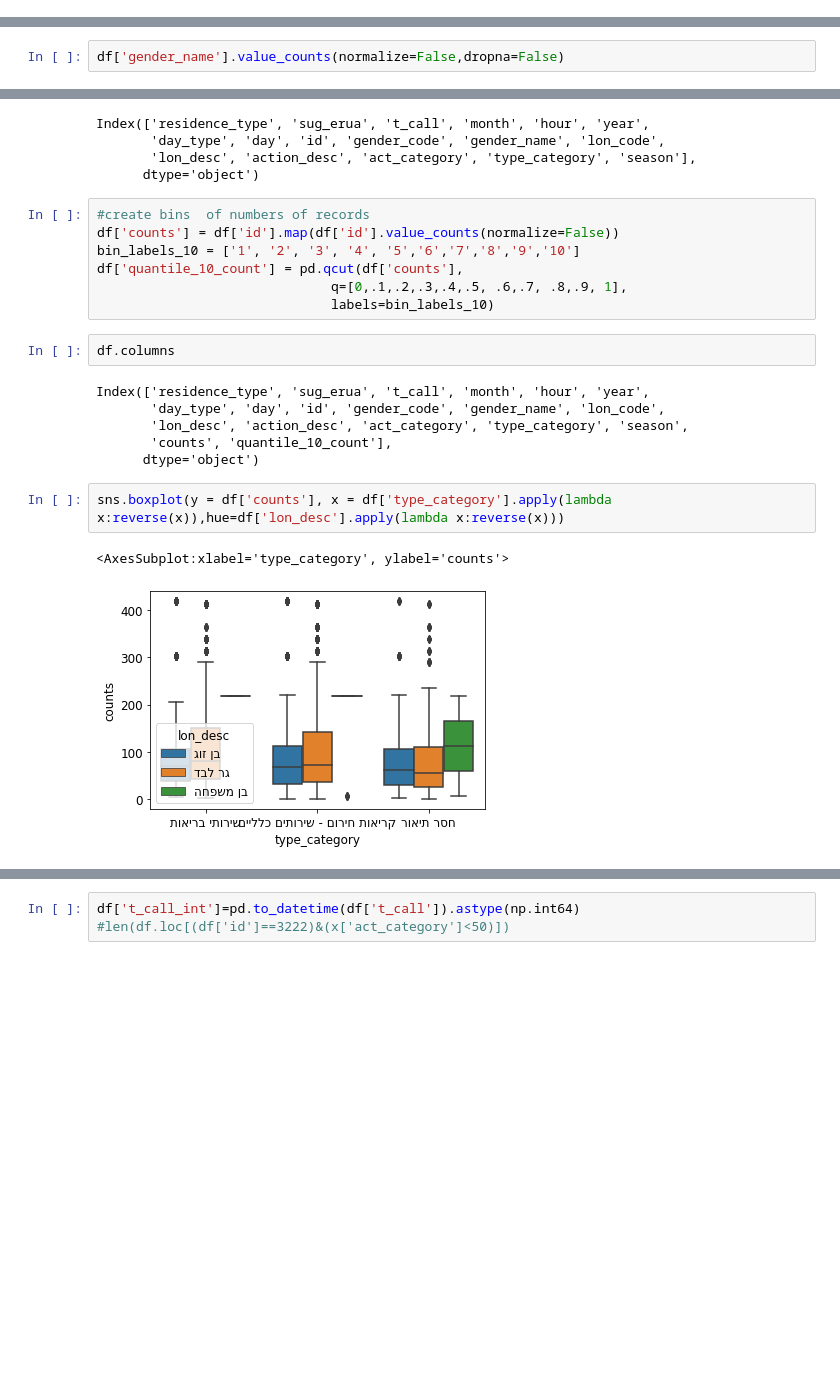
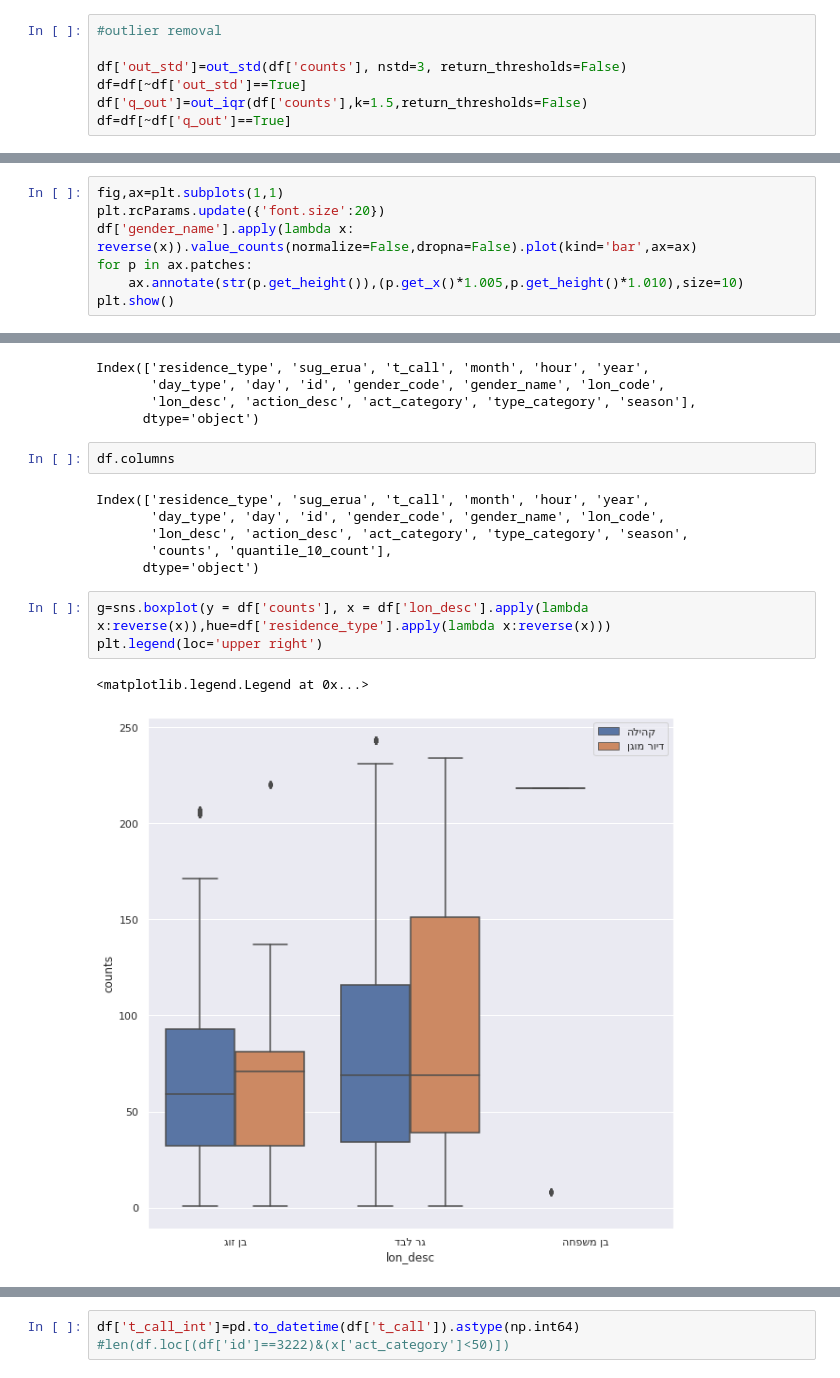
Before and after one commit to yarontal94/final_project, a Jupyter notebook: Untitled.ipynb, the cells around one changed output, grey strips where cells are left out. Cells and saved outputs as stored; diff of their text form; blank space fills up the shorter version.

Commit message:
outlier detection

```diff
--- a/Untitled.ipynb
+++ b/Untitled.ipynb
@@ -184,0 +240,7 @@ df.loc[df['action_desc'].isna(),'action_desc']='תשומת לב עבור ריק
+# %%
+#outlier removal
+
+df['out_std']=out_std(df['counts'], nstd=3, return_thresholds=False)
+df=df[~df['out_std']==True]
+df['q_out']=out_iqr(df['counts'],k=1.5,return_thresholds=False)
+df=df[~df['q_out']==True]
@@ -197,3 +263,8 @@ Name: residence_type, dtype: float64
 # %%
-df['gender_name'].value_counts(normalize=False,dropna=False)
+fig,ax=plt.subplots(1,1)
+plt.rcParams.update({'font.size':20})
+df['gender_name'].apply(lambda x: reverse(x)).value_counts(normalize=False,dropna=False).plot(kind='bar',ax=ax)
+for p in ax.patches:
+    ax.annotate(str(p.get_height()),(p.get_x()*1.005,p.get_height()*1.010),size=10)
+plt.show()
 # %% [output]
@@ -292,13 +383,6 @@ Index(['residence_type', 'sug_erua', 't_call', 'month', 'hour', 'year',
        'day_type', 'day', 'id', 'gender_code', 'gender_name', 'lon_code',
        'lon_desc', 'action_desc', 'act_category', 'type_category', 'season'],
       dtype='object')
-# %%
-#create bins  of numbers of records
-df['counts'] = df['id'].map(df['id'].value_counts(normalize=False))
-bin_labels_10 = ['1', '2', '3', '4', '5','6','7','8','9','10']
-df['quantile_10_count'] = pd.qcut(df['counts'],
-                              q=[0,.1,.2,.3,.4,.5, .6,.7, .8,.9, 1],
-                              labels=bin_labels_10)
 # %%
 df.columns
 # %% [output]
@@ -308,7 +392,8 @@ Index(['residence_type', 'sug_erua', 't_call', 'month', 'hour', 'year',
        'counts', 'quantile_10_count'],
       dtype='object')
 # %%
-sns.boxplot(y = df['counts'], x = df['type_category'].apply(lambda x:reverse(x)),hue=df['lon_desc'].apply(lambda x:reverse(x)))
+g=sns.boxplot(y = df['counts'], x = df['lon_desc'].apply(lambda x:reverse(x)),hue=df['residence_type'].apply(lambda x:reverse(x)))
+plt.legend(loc='upper right')
 # %% [output]
-<AxesSubplot:xlabel='type_category', ylabel='counts'>
+<matplotlib.legend.Legend at 0x...>
-[figure, old version]
+[figure, new version]
```
Also changed, not shown: parts of 34 cells of this notebook, 1 other file.
